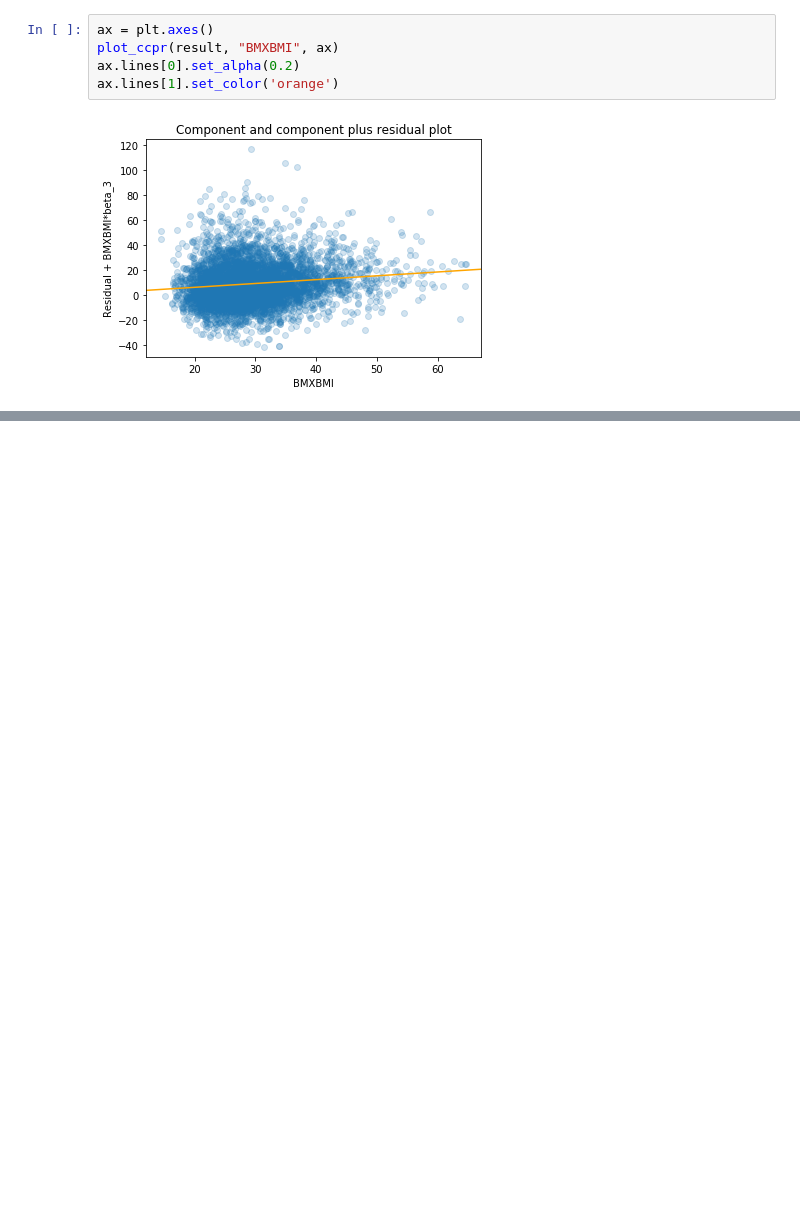
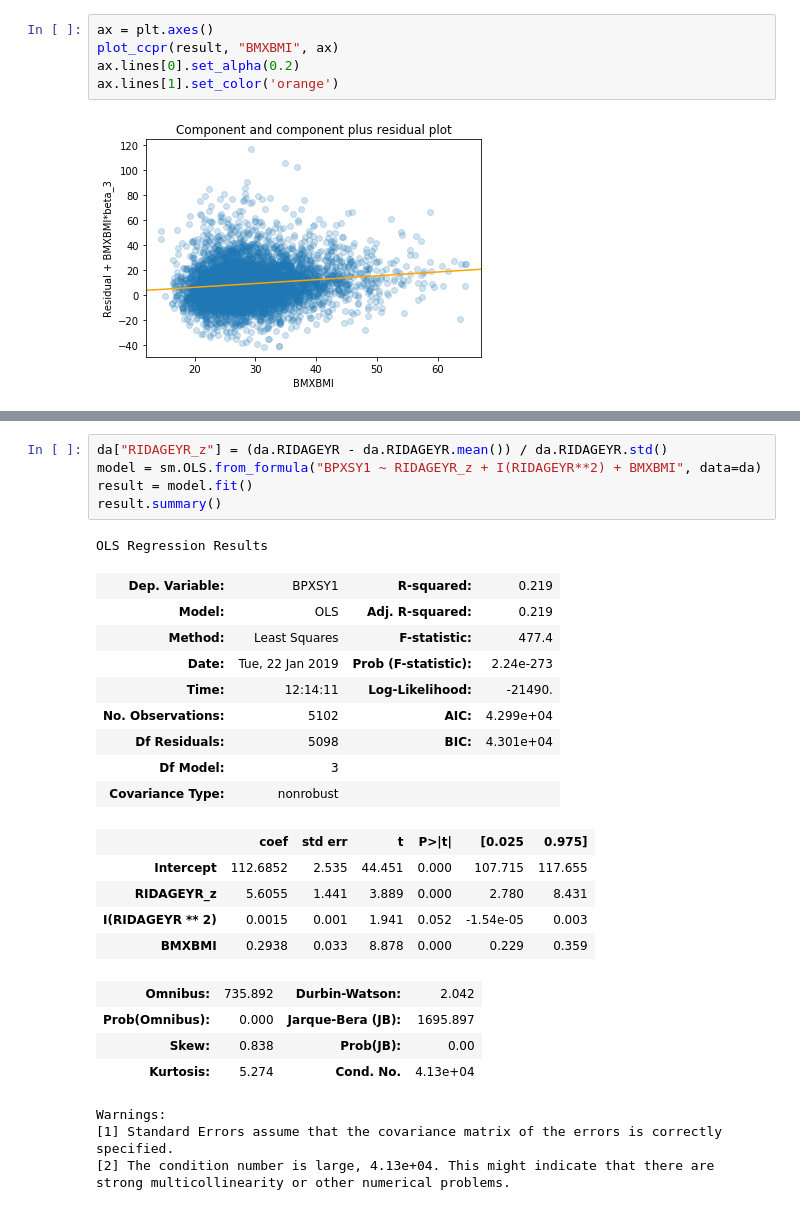
Before and after one commit to Plancks-Constant/cscar-basic-regression, a Jupyter notebook: nhanes.ipynb, the cells around one changed output, grey strips where cells are left out. Drawn from its saved outputs; the diff is of its cells as text; blank space fills up the shorter version.

```diff
--- a/nhanes.ipynb
+++ b/nhanes.ipynb
@@ -628,0 +697,29 @@ add_lowess(fig.axes[0], frac=0.5)
+# %%
+da["RIDAGEYR_z"] = (da.RIDAGEYR - da.RIDAGEYR.mean()) / da.RIDAGEYR.std()
+model = sm.OLS.from_formula("BPXSY1 ~ RIDAGEYR_z + I(RIDAGEYR**2) + BMXBMI", data=da)
+result = model.fit()
+result.summary()
+# %% [output]
+OLS Regression Results
+| Dep. Variable: | BPXSY1 | R-squared: | 0.219 |
+| Model: | OLS | Adj. R-squared: | 0.219 |
+| Method: | Least Squares | F-statistic: | 477.4 |
+| Date: | Tue, 22 Jan 2019 | Prob (F-statistic): | 2.24e-273 |
+| Time: | 12:14:11 | Log-Likelihood: | -21490. |
+| No. Observations: | 5102 | AIC: | 4.299e+04 |
+| Df Residuals: | 5098 | BIC: | 4.301e+04 |
+| Df Model: | 3 |  |  |
+| Covariance Type: | nonrobust |  |  |
+|  | coef | std err | t | P>|t| | [0.025 | 0.975] |
+| Intercept | 112.6852 | 2.535 | 44.451 | 0.000 | 107.715 | 117.655 |
+| RIDAGEYR_z | 5.6055 | 1.441 | 3.889 | 0.000 | 2.780 | 8.431 |
+| I(RIDAGEYR ** 2) | 0.0015 | 0.001 | 1.941 | 0.052 | -1.54e-05 | 0.003 |
+| BMXBMI | 0.2938 | 0.033 | 8.878 | 0.000 | 0.229 | 0.359 |
+| Omnibus: | 735.892 | Durbin-Watson: | 2.042 |
+| Prob(Omnibus): | 0.000 | Jarque-Bera (JB): | 1695.897 |
+| Skew: | 0.838 | Prob(JB): | 0.00 |
+| Kurtosis: | 5.274 | Cond. No. | 4.13e+04 |
+Warnings:
+[1] Standard Errors assume that the covariance matrix of the errors is correctly specified.
+[2] The condition number is large, 4.13e+04. This might indicate that there are
+strong multicollinearity or other numerical problems.
```
Also changed, not shown: parts of 10 cells of this notebook.
